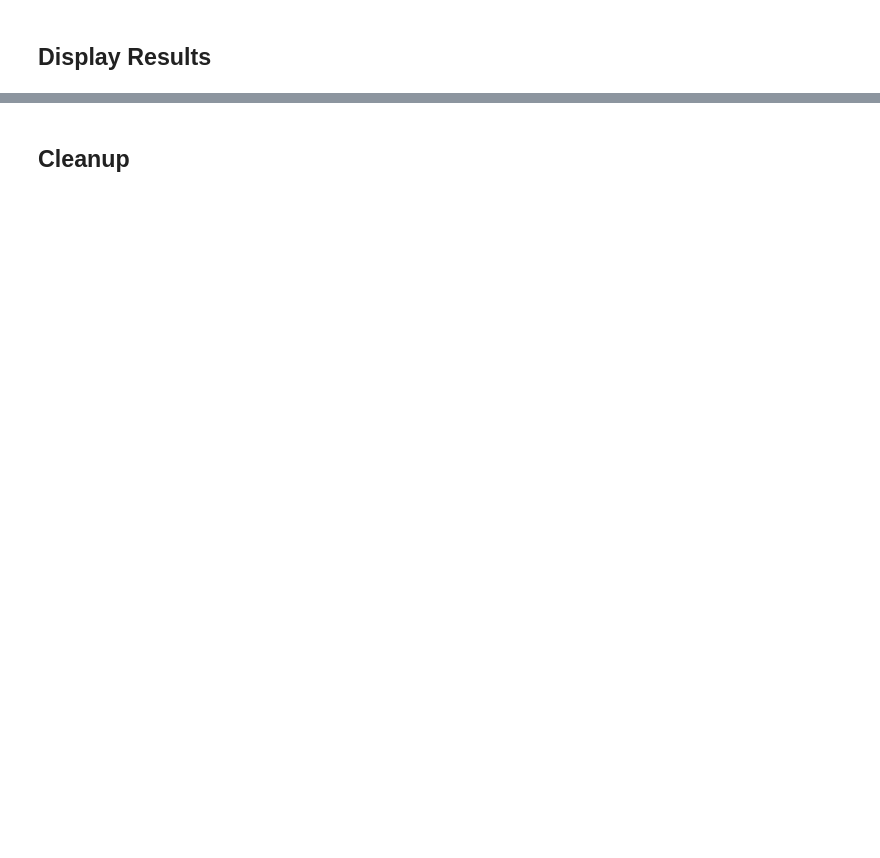
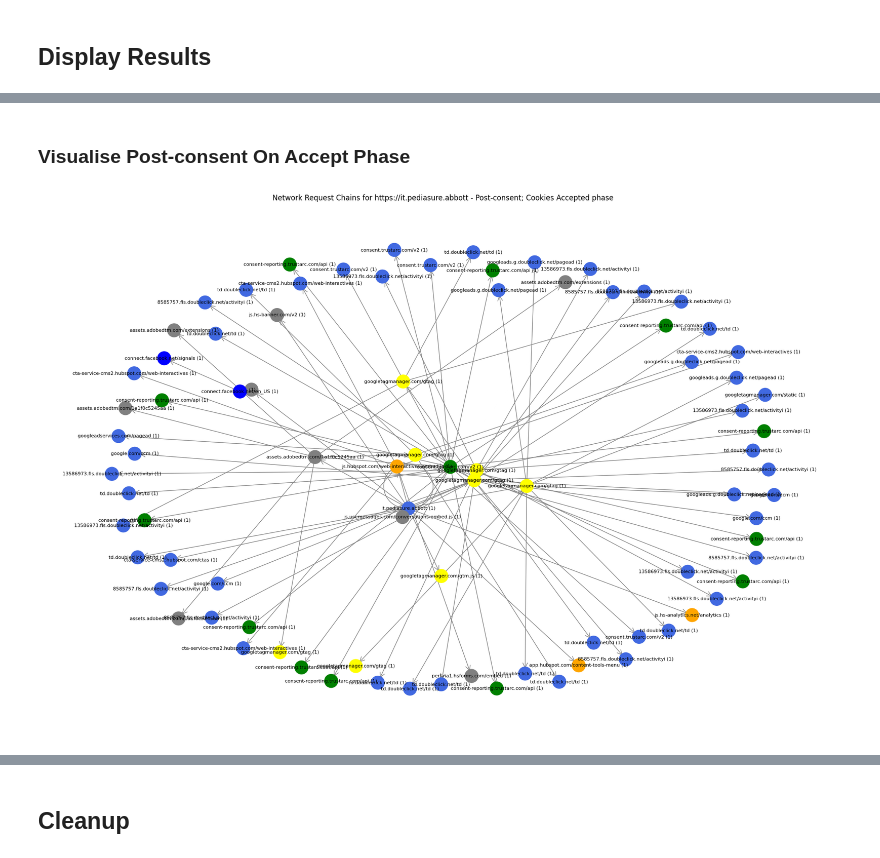
Before and after one commit to mz-mustafa/cod, a Jupyter notebook: main.ipynb, the cells around one changed output, grey strips where cells are left out. Cells and saved outputs as stored; diff of their text form; code cells hidden in the pictures; blank space fills up the shorter version.

```diff
--- a/main.ipynb
+++ b/main.ipynb
@@ -151,0 +328,6 @@ Full Result:
+# %% [markdown]
+### Visualise Post-consent On Accept Phase
+# %%
+draw_network_graph(all_results[0], False, False, True, "Post-consent; Cookies Accepted")
+# %% [output]
+[figure, added]
```
Also changed, not shown: parts of 13 cells of this notebook, 3 other files.
